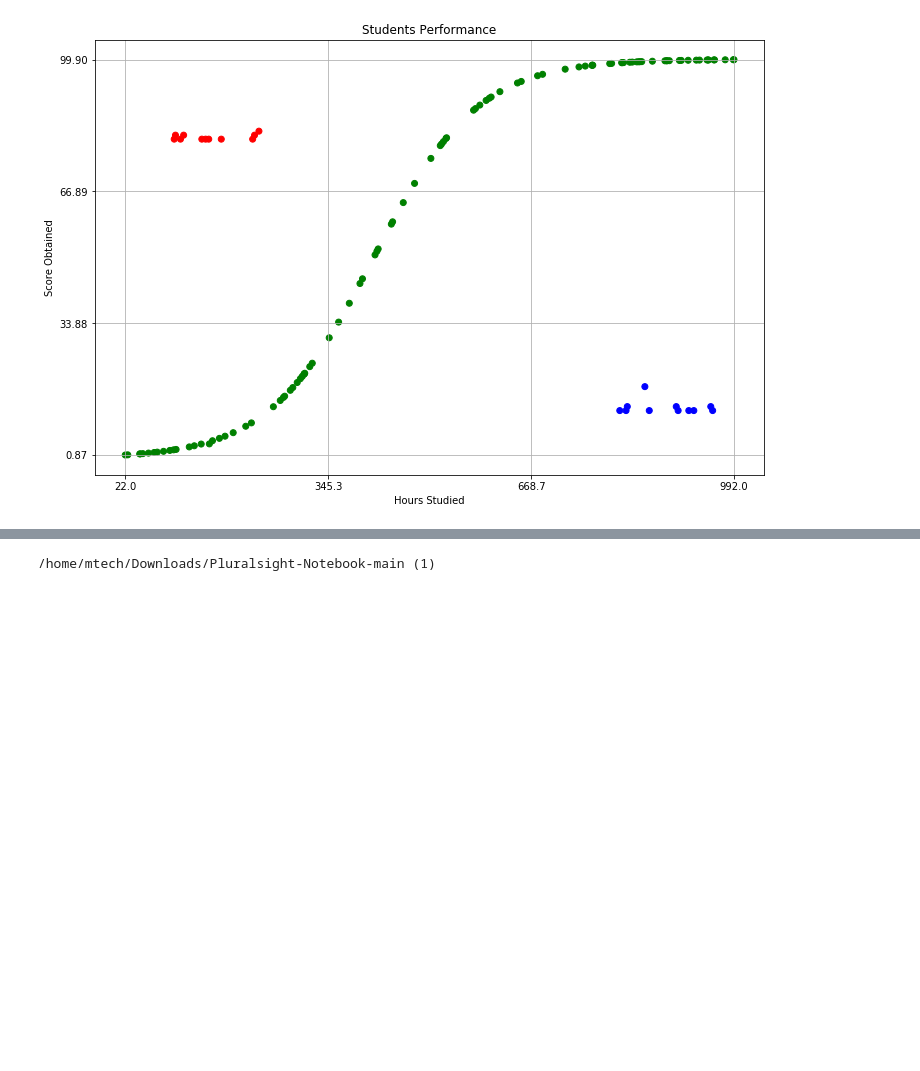
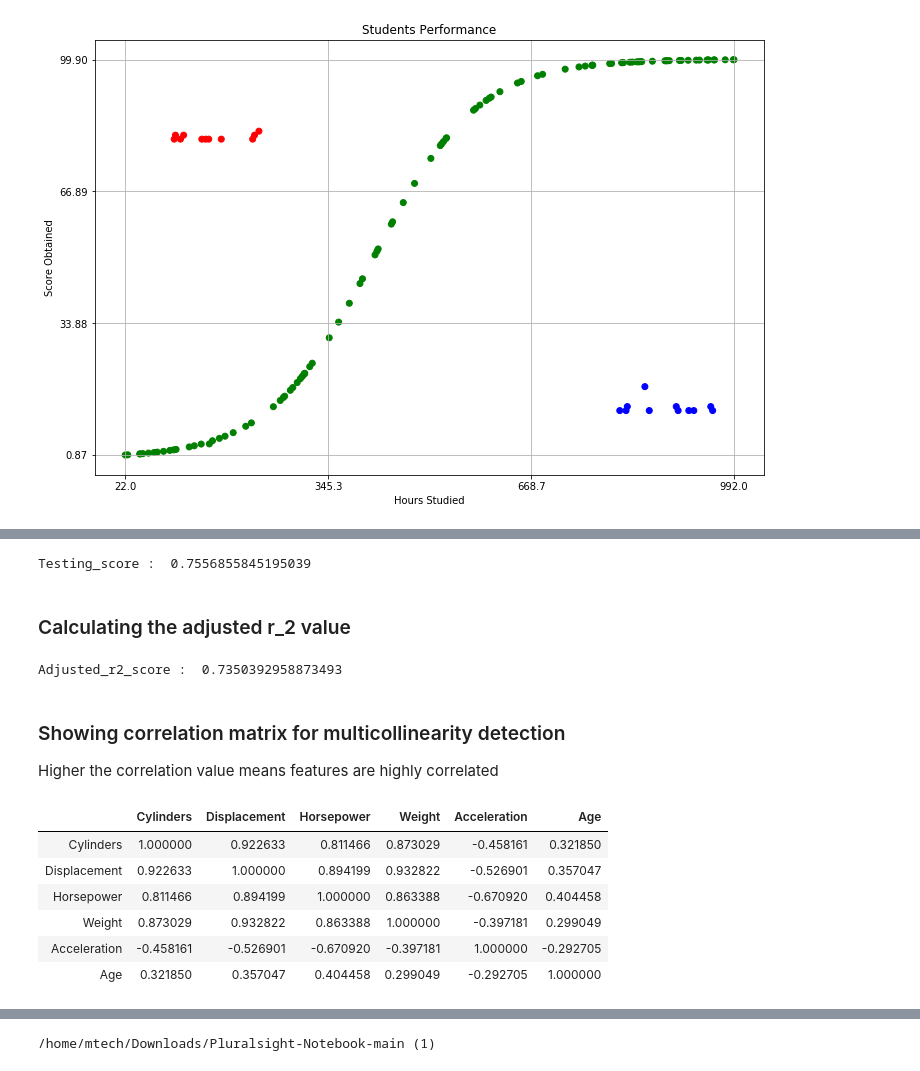
Before and after one commit to pritul2/Pluralsight-Notebook, a Jupyter notebook: 1. DataCleaningAndPreprocessing.ipynb, the cells around one changed output, grey strips where cells are left out. Saved outputs shown, nothing was run; the diff lists cells and outputs as text; code cells hidden in the pictures; blank space fills up the shorter version.

```diff
--- a/1. DataCleaningAndPreprocessing.ipynb
+++ b/1. DataCleaningAndPreprocessing.ipynb
@@ -793,0 +856,5 @@ plt.show()
+# %%
+X = automobile.drop(['MPG', 'Origin'], axis=1)
+Y = automobile['MPG']
+
+x_train, x_test, y_train, y_test = train_test_split(X, Y, test_size=0.2)
@@ -793,0 +871,8 @@ plt.show()
+# %%
+from sklearn.metrics import r2_score
+
+print("Testing_score : ", r2_score(y_test, y_pred))
+# %% [output]
+Testing_score :  0.7556855845195039
+# %% [markdown]
+### Calculating the adjusted r_2 value
@@ -793,0 +885,19 @@ plt.show()
+# %%
+print("Adjusted_r2_score : ", adjusted_r2(r2_score(y_test, y_pred), y_test, x_test))
+# %% [output]
+Adjusted_r2_score :  0.7350392958873493
+# %% [markdown]
+### Showing correlation matrix for multicollinearity detection
+Higher the correlation value means features are highly correlated
+# %%
+features_corr = X.corr()
+
+features_corr
+# %% [output]
+|  | Cylinders | Displacement | Horsepower | Weight | Acceleration | Age |
+| Cylinders | 1.000000 | 0.922633 | 0.811466 | 0.873029 | -0.458161 | 0.321850 |
+| Displacement | 0.922633 | 1.000000 | 0.894199 | 0.932822 | -0.526901 | 0.357047 |
+| Horsepower | 0.811466 | 0.894199 | 1.000000 | 0.863388 | -0.670920 | 0.404458 |
+| Weight | 0.873029 | 0.932822 | 0.863388 | 1.000000 | -0.397181 | 0.299049 |
+| Acceleration | -0.458161 | -0.526901 | -0.670920 | -0.397181 | 1.000000 | -0.292705 |
+| Age | 0.321850 | 0.357047 | 0.404458 | 0.299049 | -0.292705 | 1.000000 |
```
Also changed, not shown: parts of 40 cells of this notebook.
